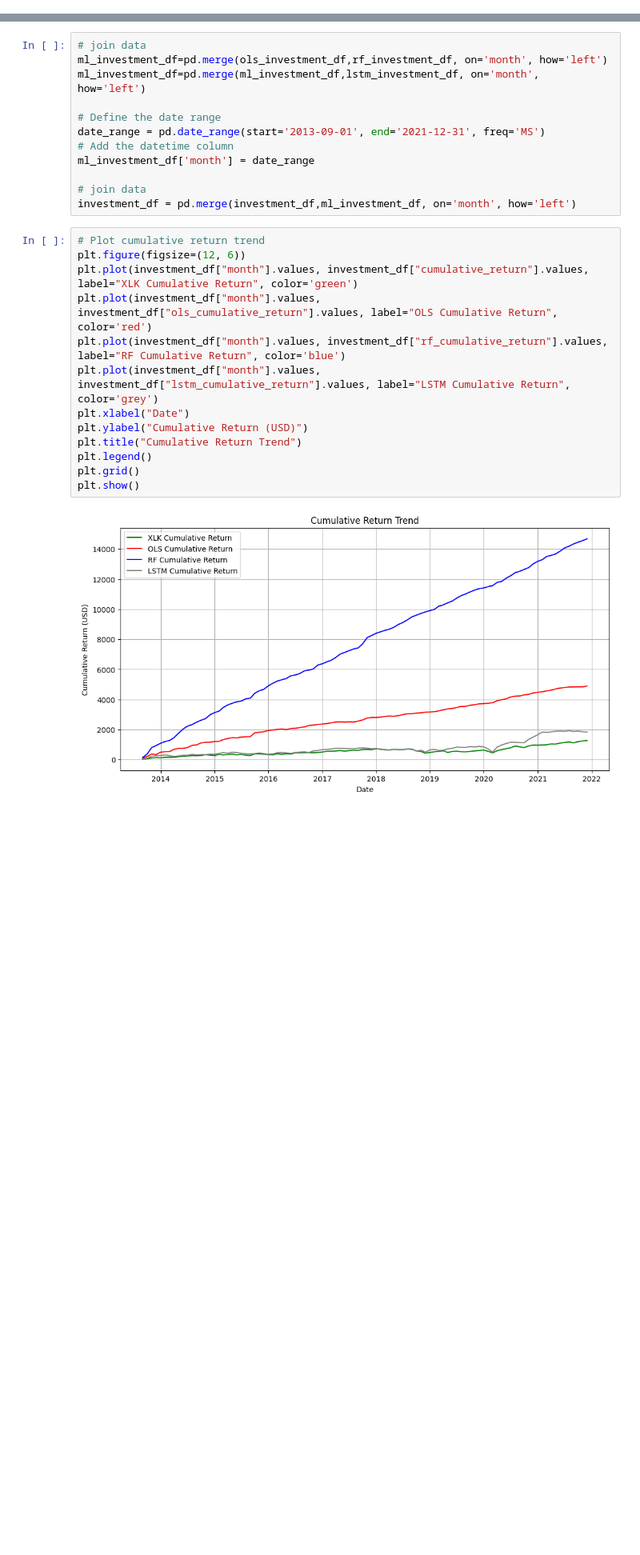
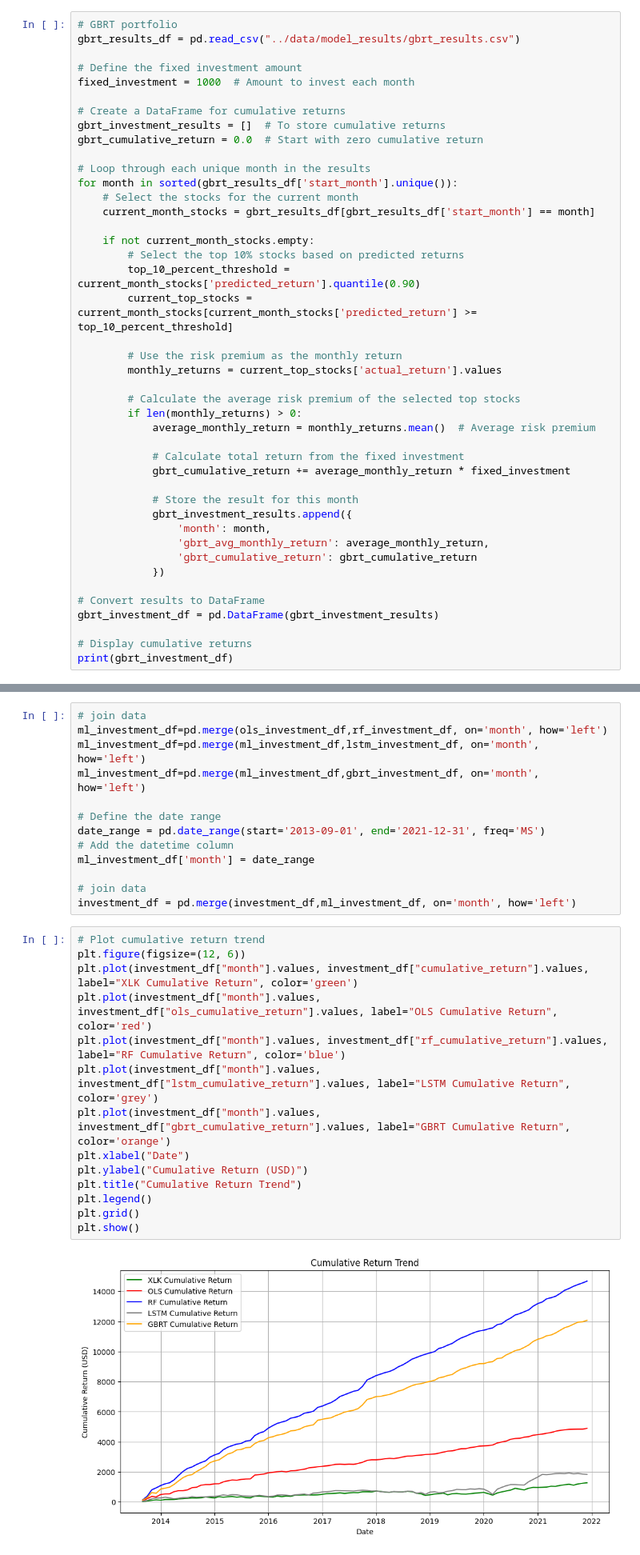
Before and after one commit to ongbernice/dse4101, a Jupyter notebook: src/results_visualisation.ipynb, the cells around one changed output, grey strips where cells are left out. Shown: that part at 80% size. Cells and saved outputs as stored; diff of their text form; blank space fills up the shorter version.

Commit message:
add gbrt to results_visualisation

```diff
--- a/src/results_visualisation.ipynb
+++ b/src/results_visualisation.ipynb
@@ -229,3 +229,46 @@ print(rf_investment_df)
 99     99               0.118338          14682.668788
 
 [100 rows x 3 columns]
+# %%
+# GBRT portfolio
+gbrt_results_df = pd.read_csv("../data/model_results/gbrt_results.csv")
+
+# Define the fixed investment amount
+fixed_investment = 1000  # Amount to invest each month
+
+# Create a DataFrame for cumulative returns
+gbrt_investment_results = []  # To store cumulative returns
+gbrt_cumulative_return = 0.0  # Start with zero cumulative return
+
+# Loop through each unique month in the results
+for month in sorted(gbrt_results_df['start_month'].unique()):
+    # Select the stocks for the current month
+    current_month_stocks = gbrt_results_df[gbrt_results_df['start_month'] == month]
+
+    if not current_month_stocks.empty:
+        # Select the top 10% stocks based on predicted returns
+        top_10_percent_threshold = current_month_stocks['predicted_return'].quantile(0.90)
+        current_top_stocks = current_month_stocks[current_month_stocks['predicted_return'] >= top_10_percent_threshold]
+
+        # Use the risk premium as the monthly return
+        monthly_returns = current_top_stocks['actual_return'].values
+
+        # Calculate the average risk premium of the selected top stocks
+        if len(monthly_returns) > 0:
+            average_monthly_return = monthly_returns.mean()  # Average risk premium
+
+            # Calculate total return from the fixed investment
+            gbrt_cumulative_return += average_monthly_return * fixed_investment
+
+            # Store the result for this month
+            gbrt_investment_results.append({
+                'month': month,
+                'gbrt_avg_monthly_return': average_monthly_return,
+                'gbrt_cumulative_return': gbrt_cumulative_return
+            })
+
+# Convert results to DataFrame
+gbrt_investment_df = pd.DataFrame(gbrt_investment_results)
+
+# Display cumulative returns
+print(gbrt_investment_df)
@@ -233,6 +291,7 @@ print(rf_investment_df)
 # join data
 ml_investment_df=pd.merge(ols_investment_df,rf_investment_df, on='month', how='left')
 ml_investment_df=pd.merge(ml_investment_df,lstm_investment_df, on='month', how='left')
+ml_investment_df=pd.merge(ml_investment_df,gbrt_investment_df, on='month', how='left')
 
 # Define the date range
 date_range = pd.date_range(start='2013-09-01', end='2021-12-31', freq='MS')
@@ -244,18 +303,19 @@ investment_df = pd.merge(investment_df,ml_investment_df, on='month', how='left')
 # %%
 # Plot cumulative return trend
 plt.figure(figsize=(12, 6))
 plt.plot(investment_df["month"].values, investment_df["cumulative_return"].values, label="XLK Cumulative Return", color='green')
 plt.plot(investment_df["month"].values, investment_df["ols_cumulative_return"].values, label="OLS Cumulative Return", color='red')
 plt.plot(investment_df["month"].values, investment_df["rf_cumulative_return"].values, label="RF Cumulative Return", color='blue')
 plt.plot(investment_df["month"].values, investment_df["lstm_cumulative_return"].values, label="LSTM Cumulative Return", color='grey')
+plt.plot(investment_df["month"].values, investment_df["gbrt_cumulative_return"].values, label="GBRT Cumulative Return", color='orange')
 plt.xlabel("Date")
 plt.ylabel("Cumulative Return (USD)")
 plt.title("Cumulative Return Trend")
 plt.legend()
 plt.grid()
 plt.show()
 # %% [output]
-[figure, old version]
+[figure, new version]
 # %%
 # calculate annualized OOS Sharpe ratio for each portfolio
 # Filter out rows where any value is NA
```
Also changed, not shown: parts of 2 cells of this notebook.
